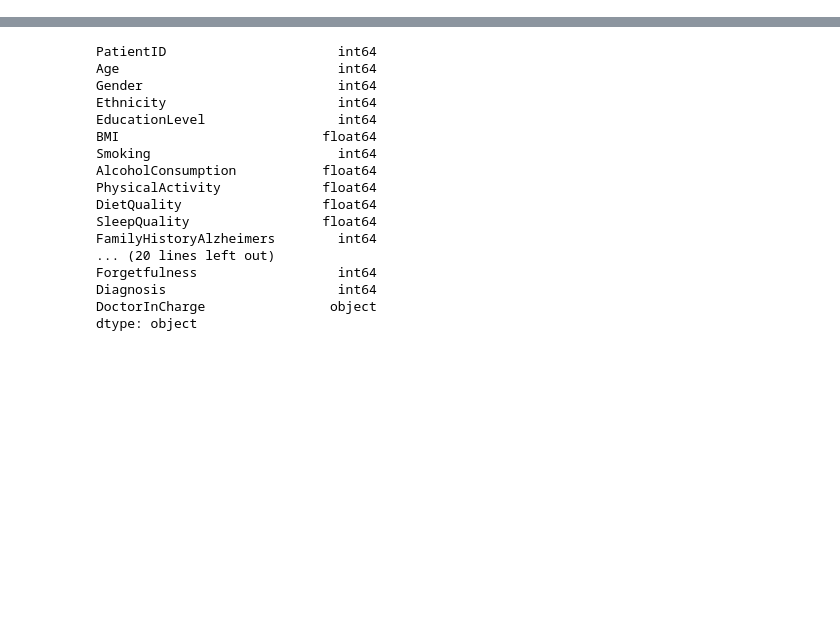
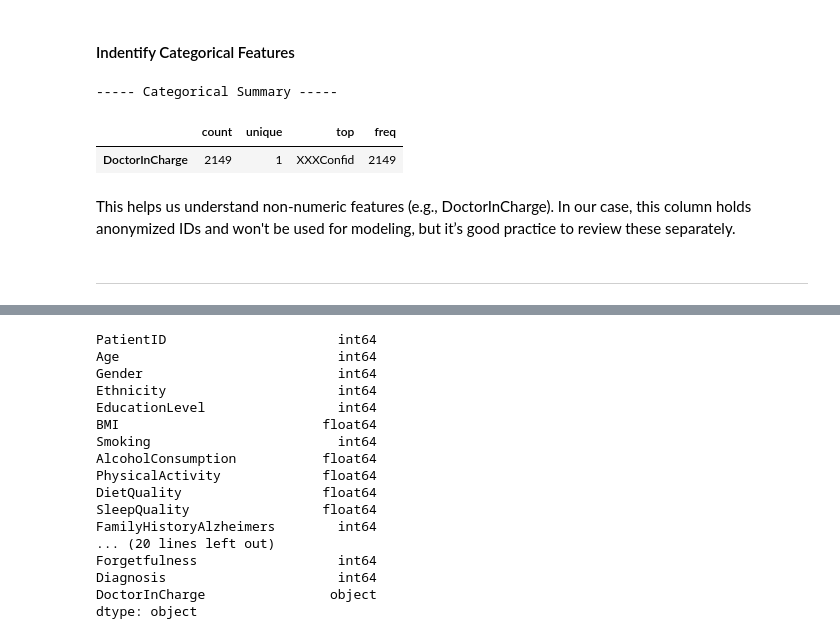
Before and after one commit to FeliciaFavrholdt/BI_EXAM, a Jupyter notebook: Analysis/notebooks/02_Data_Loading_And_Preprocessing.ipynb, the cells around one changed output, grey strips where cells are left out. Cells and saved outputs as stored; diff of their text form; code cells hidden in the pictures; blank space fills up the shorter version.

```diff
--- a/Analysis/notebooks/02_Data_Loading_And_Preprocessing.ipynb
+++ b/Analysis/notebooks/02_Data_Loading_And_Preprocessing.ipynb
@@ -243,0 +66,7 @@ These checks guide decisions on which columns to keep, transform, or remove late
+# %%
+# Load the raw Alzheimer's dataset and save as variable 'df_raw'
+df_raw = load_csv("../data/alzheimers_disease_raw_data.csv")
+
+# Create a working copy to avoid modifying the raw dataset directly
+df = df_raw.copy()
+print("Copy of df_raw dataset created as 'df' succesfully")
@@ -243,0 +245,13 @@ These checks guide decisions on which columns to keep, transform, or remove late
+# %% [markdown]
+#### Indentify Categorical Features
+# %%
+# View summary of categorical columns
+print_categorical_description(df)
+# %% [output]
+----- Categorical Summary -----
+|  | count | unique | top | freq |
+| DoctorInCharge | 2149 | 1 | XXXConfid | 2149 |
+# %% [markdown]
+This helps us understand non-numeric features (e.g., DoctorInCharge). In our case, this column holds anonymized IDs and won't be used for modeling, but it’s good practice to review these separately.
+# %% [markdown]
+----------------------
```
Also changed, not shown: parts of 104 cells of this notebook, 2 other files.
